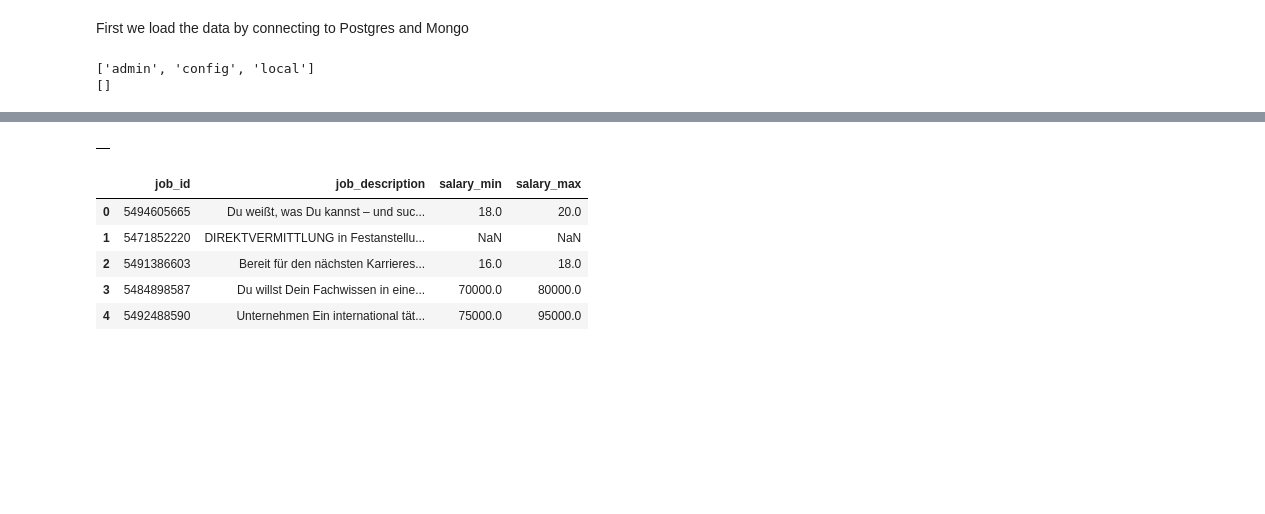
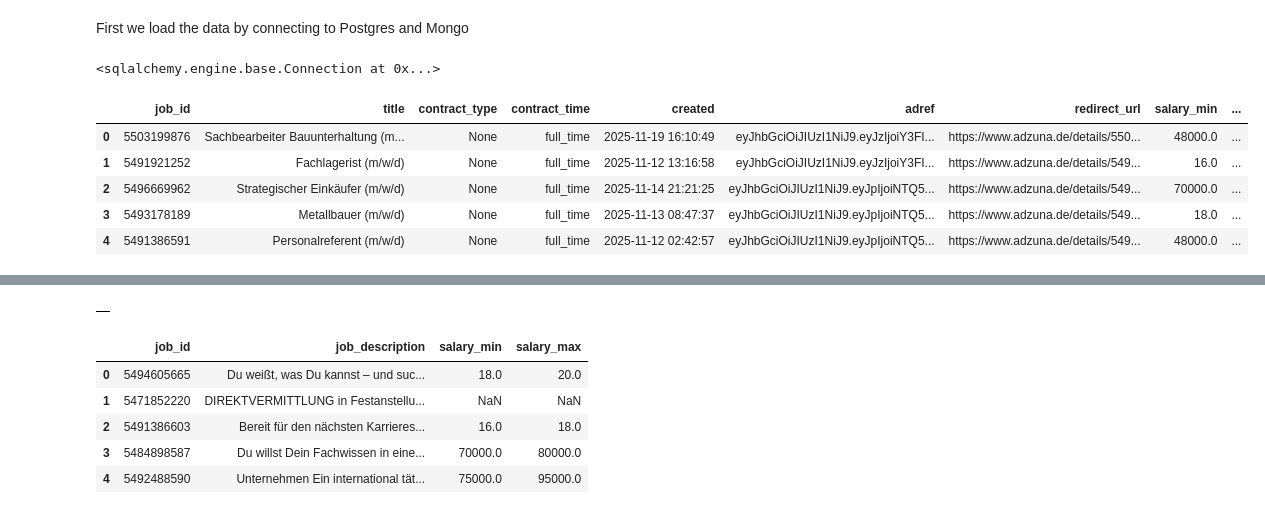
Before and after one commit to DataScientest-Studio/oct25_bde_job_market, a Jupyter notebook: notebooks/ml_test.ipynb, the cells around one changed output, grey strips where cells are left out. Cells and saved outputs as stored; diff of their text form; code cells hidden in the pictures; blank space fills up the shorter version.

```diff
--- a/notebooks/ml_test.ipynb
+++ b/notebooks/ml_test.ipynb
@@ -10,8 +10,20 @@ from sklearn.model_selection import train_test_split
 from sklearn.linear_model import LinearRegression
 # %% [markdown]
 First we load the data by connecting to Postgres and Mongo
+# %%
+##connect to postgres db
+engine = create_engine(os.getenv("PG_CONN"))
+engine.connect()
+# %% [output]
+<sqlalchemy.engine.base.Connection at 0x...>
 # %%
-##connect to postgres db
-#engine = create_engine(os.getenv("PG_CONN"))
-#df = pd.read_sql("SELECT * FROM jobs", engine)
+df = pd.read_sql("SELECT * FROM job", engine)
+df.head()
+# %% [output]
+|  | job_id | title | contract_type | contract_time | created | adref | redirect_url | salary_min | ... |
+| 0 | 5503199876 | Sachbearbeiter Bauunterhaltung (m... | None | full_time | 2025-11-19 16:10:49 | eyJhbGciOiJIUzI1NiJ9.eyJzIjoiY3FI... | https://www.adzuna.de/details/550... | 48000.0 | ... |
+| 1 | 5491921252 | Fachlagerist (m/w/d) | None | full_time | 2025-11-12 13:16:58 | eyJhbGciOiJIUzI1NiJ9.eyJzIjoiY3FI... | https://www.adzuna.de/details/549... | 16.0 | ... |
+| 2 | 5496669962 | Strategischer Einkäufer (m/w/d) | None | full_time | 2025-11-14 21:21:25 | eyJhbGciOiJIUzI1NiJ9.eyJpIjoiNTQ5... | https://www.adzuna.de/details/549... | 70000.0 | ... |
+| 3 | 5493178189 | Metallbauer (m/w/d) | None | full_time | 2025-11-13 08:47:37 | eyJhbGciOiJIUzI1NiJ9.eyJpIjoiNTQ5... | https://www.adzuna.de/details/549... | 18.0 | ... |
+| 4 | 5491386591 | Personalreferent (m/w/d) | None | full_time | 2025-11-12 02:42:57 | eyJhbGciOiJIUzI1NiJ9.eyJpIjoiNTQ5... | https://www.adzuna.de/details/549... | 48000.0 | ... |
 # %%
@@ -22,8 +33,0 @@ First we load the data by connecting to Postgres and Mongo
-# %%
-print(client.list_database_names())
-
-# List all collections in your database
-print(db.list_collection_names())
-# %% [output]
-['admin', 'config', 'local']
-[]
```
Also changed, not shown: parts of 17 cells of this notebook, 2 other files.
